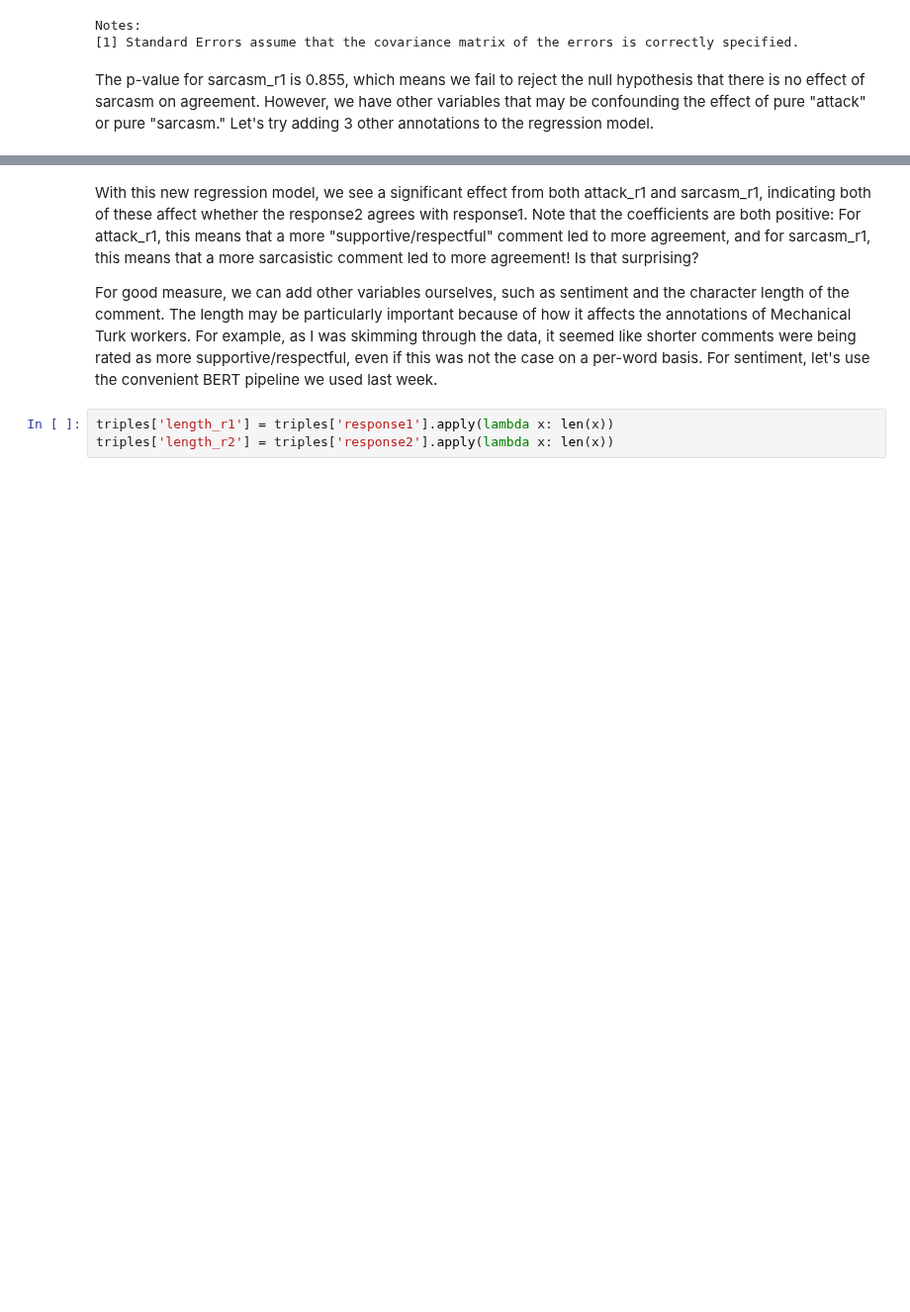
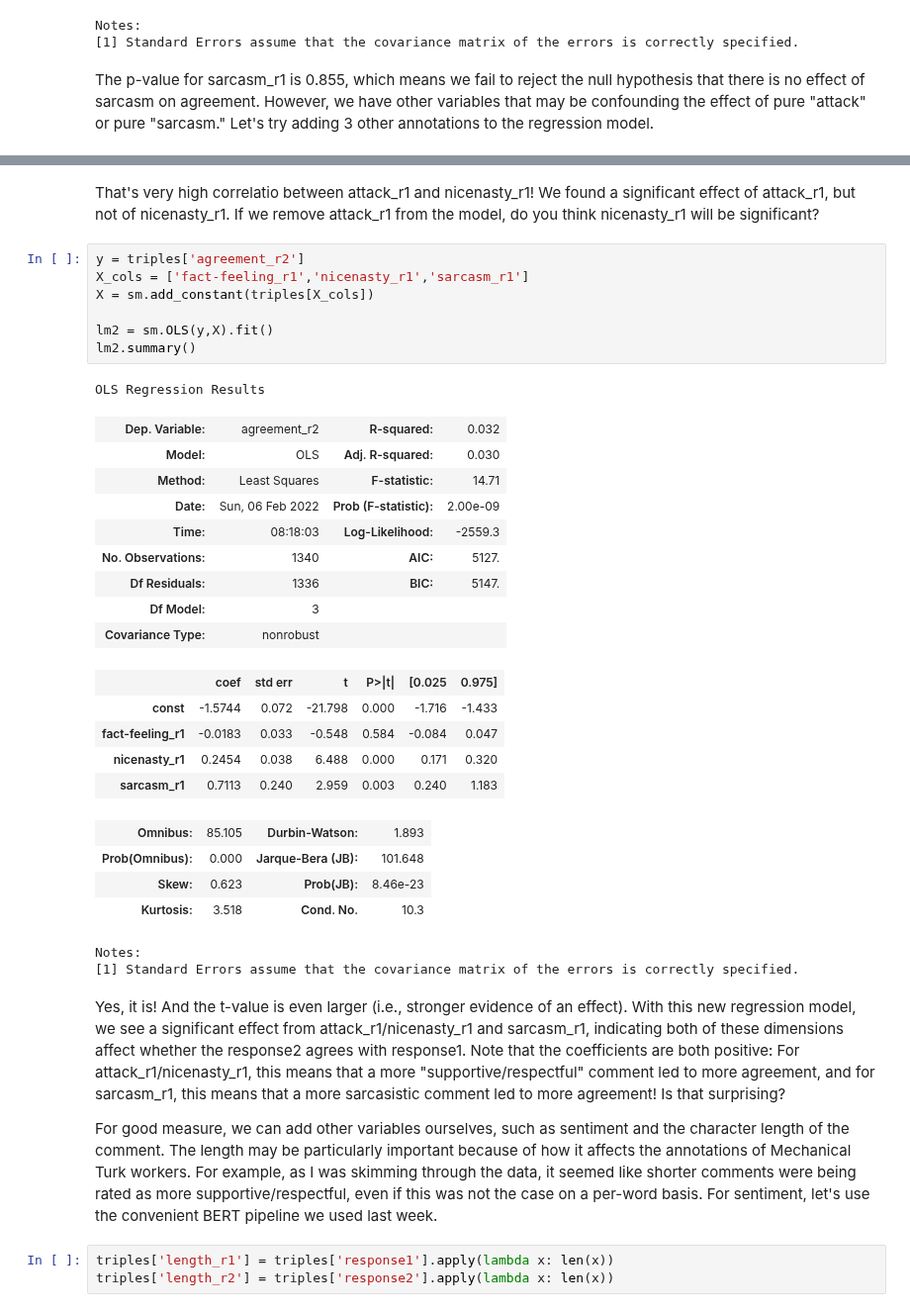
Before and after one commit to UChicago-Computational-Content-Analysis/Homework-Notebooks-2023, a Jupyter notebook: week-6/6-Prediction-and-Causal-Inference.ipynb, the cells around one changed output, grey strips where cells are left out. Shown at 99% size. Cells and saved outputs as stored; diff of their text form; blank space fills up the shorter version.

```diff
--- a/week-6/6-Prediction-and-Causal-Inference.ipynb
+++ b/week-6/6-Prediction-and-Causal-Inference.ipynb
@@ -205,5 +215,36 @@ Notes:
+# %% [markdown]
+That's very high correlatio between attack_r1 and nicenasty_r1! We found a significant effect of attack_r1, but not of nicenasty_r1. If we remove attack_r1 from the model, do you think nicenasty_r1 will be significant?
+# %%
+y = triples['agreement_r2']
+X_cols = ['fact-feeling_r1','nicenasty_r1','sarcasm_r1']
+X = sm.add_constant(triples[X_cols])
+
+lm2 = sm.OLS(y,X).fit()
+lm2.summary()
+# %% [output]
+OLS Regression Results
+| Dep. Variable: | agreement_r2 | R-squared: | 0.032 |
+| Model: | OLS | Adj. R-squared: | 0.030 |
+| Method: | Least Squares | F-statistic: | 14.71 |
+| Date: | Sun, 06 Feb 2022 | Prob (F-statistic): | 2.00e-09 |
+| Time: | 08:18:03 | Log-Likelihood: | -2559.3 |
+| No. Observations: | 1340 | AIC: | 5127. |
+| Df Residuals: | 1336 | BIC: | 5147. |
+| Df Model: | 3 |  |  |
+| Covariance Type: | nonrobust |  |  |
+|  | coef | std err | t | P>|t| | [0.025 | 0.975] |
+| const | -1.5744 | 0.072 | -21.798 | 0.000 | -1.716 | -1.433 |
+| fact-feeling_r1 | -0.0183 | 0.033 | -0.548 | 0.584 | -0.084 | 0.047 |
+| nicenasty_r1 | 0.2454 | 0.038 | 6.488 | 0.000 | 0.171 | 0.320 |
+| sarcasm_r1 | 0.7113 | 0.240 | 2.959 | 0.003 | 0.240 | 1.183 |
+| Omnibus: | 85.105 | Durbin-Watson: | 1.893 |
+| Prob(Omnibus): | 0.000 | Jarque-Bera (JB): | 101.648 |
+| Skew: | 0.623 | Prob(JB): | 8.46e-23 |
+| Kurtosis: | 3.518 | Cond. No. | 10.3 |
+Notes:
+[1] Standard Errors assume that the covariance matrix of the errors is correctly specified.
 # %% [markdown]
-With this new regression model, we see a significant effect from both attack_r1 and sarcasm_r1, indicating both of these affect whether the response2 agrees with response1. Note that the coefficients are both positive: For attack_r1, this means that a more "supportive/respectful" comment led to more agreement, and for sarcasm_r1, this means that a more sarcasistic comment led to more agreement! Is that surprising?
+Yes, it is! And the t-value is even larger (i.e., stronger evidence of an effect). With this new regression model, we see a significant effect from attack_r1/nicenasty_r1 and sarcasm_r1, indicating both of these dimensions affect whether the response2 agrees with response1. Note that the coefficients are both positive: For attack_r1/nicenasty_r1, this means that a more "supportive/respectful" comment led to more agreement, and for sarcasm_r1, this means that a more sarcasistic comment led to more agreement! Is that surprising?
 
 For good measure, we can add other variables ourselves, such as sentiment and the character length of the comment. The length may be particularly important because of how it affects the annotations of Mechanical Turk workers. For example, as I was skimming through the data, it seemed like shorter comments were being rated as more supportive/respectful, even if this was not the case on a per-word basis. For sentiment, let's use the convenient BERT pipeline we used last week.
 # %%
```
Also changed, not shown: parts of 12 cells of this notebook, 1 other file.
